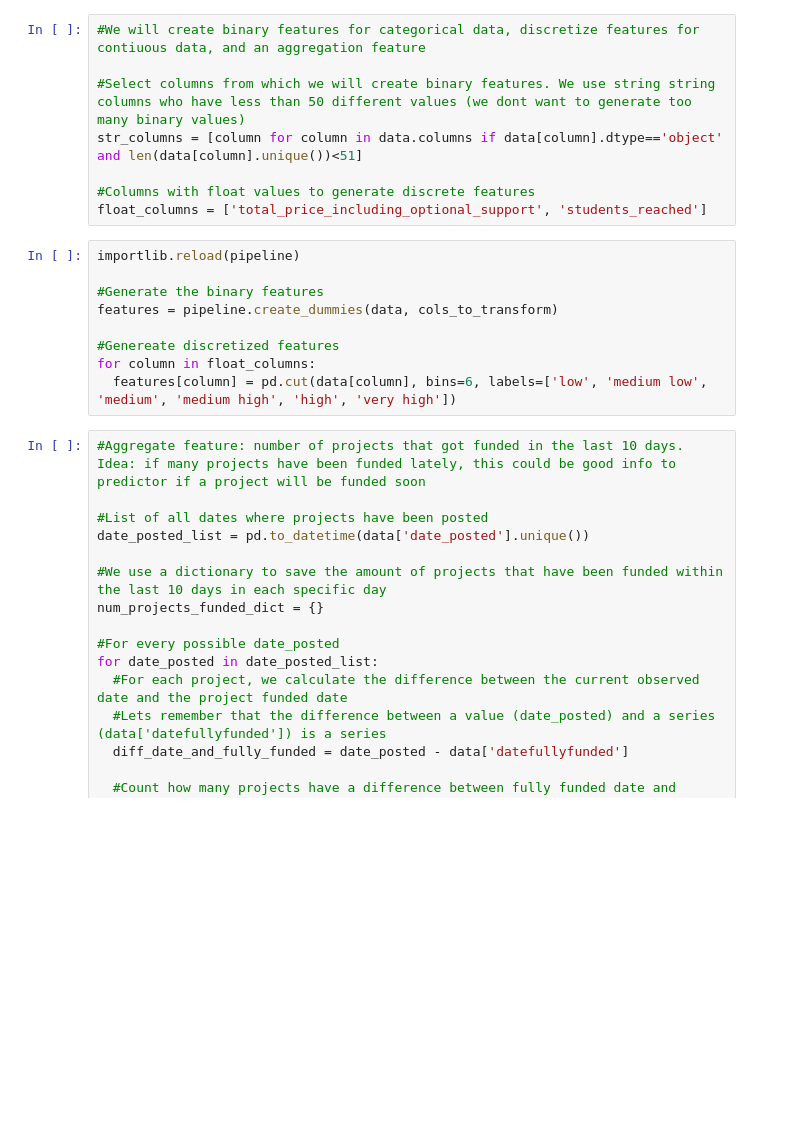
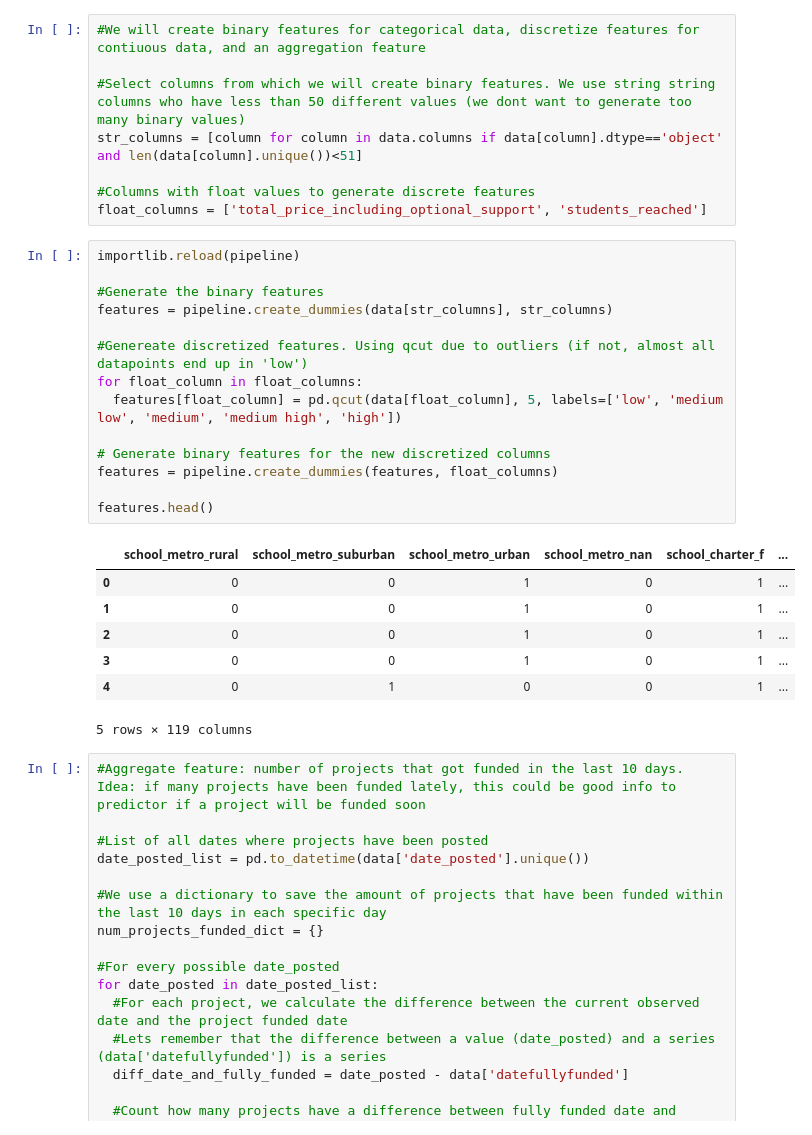
Before and after one commit to fhalamos/ML-pipeline, a Jupyter notebook: predict_donorschoose_60_days.ipynb, the cells around one changed output. Saved outputs shown, nothing was run; the diff lists cells and outputs as text; blank space fills up the shorter version.

```diff
--- a/predict_donorschoose_60_days.ipynb
+++ b/predict_donorschoose_60_days.ipynb
@@ -73,12 +73,25 @@ float_columns = ['total_price_including_optional_support', 'students_reached']
 # %%
 importlib.reload(pipeline)
 
 #Generate the binary features
-features = pipeline.create_dummies(data, cols_to_transform)
+features = pipeline.create_dummies(data[str_columns], str_columns)
 
-#Genereate discretized features
-for column in float_columns:
-  features[column] = pd.cut(data[column], bins=6, labels=['low', 'medium low', 'medium', 'medium high', 'high', 'very high'])
+#Genereate discretized features. Using qcut due to outliers (if not, almost all datapoints end up in 'low')
+for float_column in float_columns:
+  features[float_column] = pd.qcut(data[float_column], 5, labels=['low', 'medium low', 'medium', 'medium high', 'high'])
+
+# Generate binary features for the new discretized columns
+features = pipeline.create_dummies(features, float_columns)
+
+features.head()
+# %% [output]
+|  | school_metro_rural | school_metro_suburban | school_metro_urban | school_metro_nan | school_charter_f | ... |
+| 0 | 0 | 0 | 1 | 0 | 1 | ... |
+| 1 | 0 | 0 | 1 | 0 | 1 | ... |
+| 2 | 0 | 0 | 1 | 0 | 1 | ... |
+| 3 | 0 | 0 | 1 | 0 | 1 | ... |
+| 4 | 0 | 1 | 0 | 0 | 1 | ... |
+5 rows × 119 columns
 # %%
 #Aggregate feature: number of projects that got funded in the last 10 days. Idea: if many projects have been funded lately, this could be good info to predictor if a project will be funded soon
 
```
Also changed, not shown: parts of 5 cells of this notebook.
